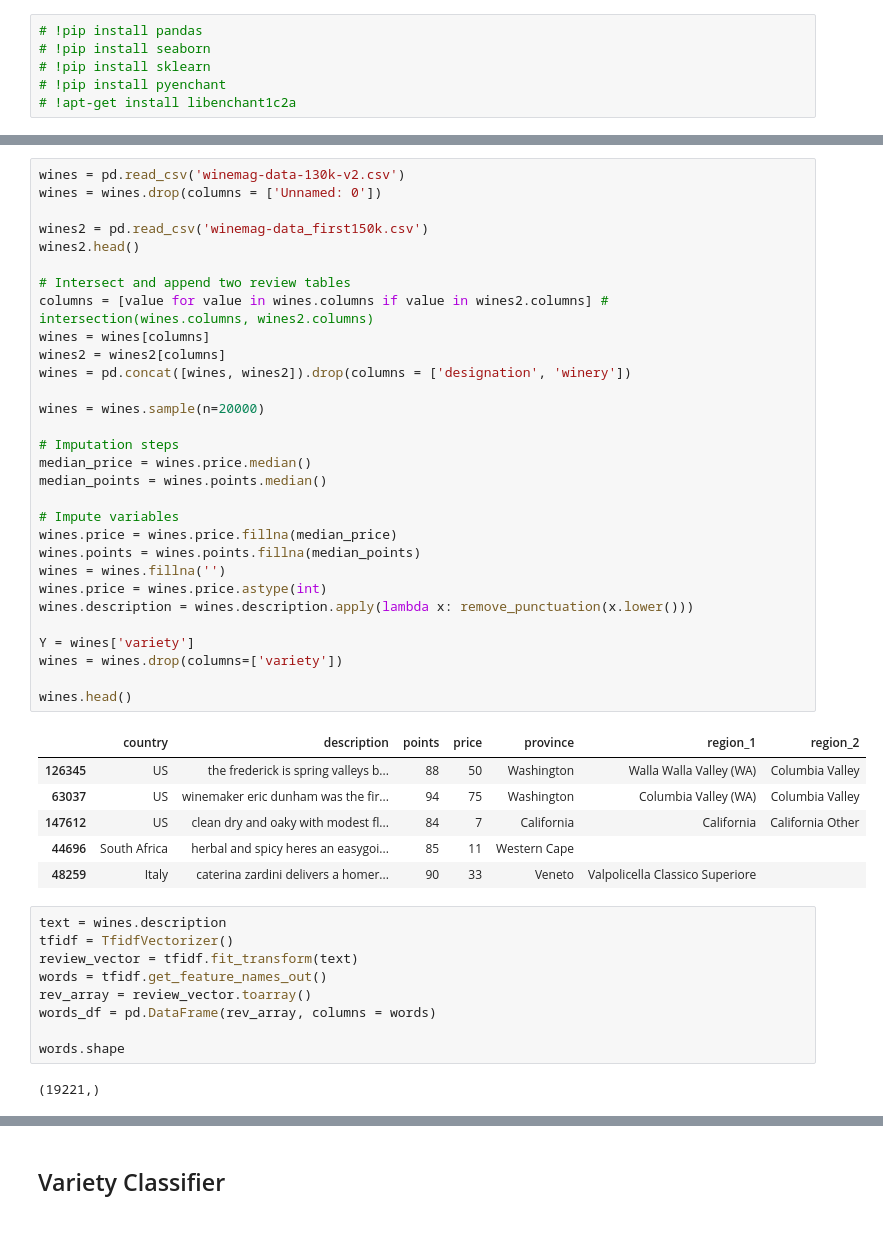
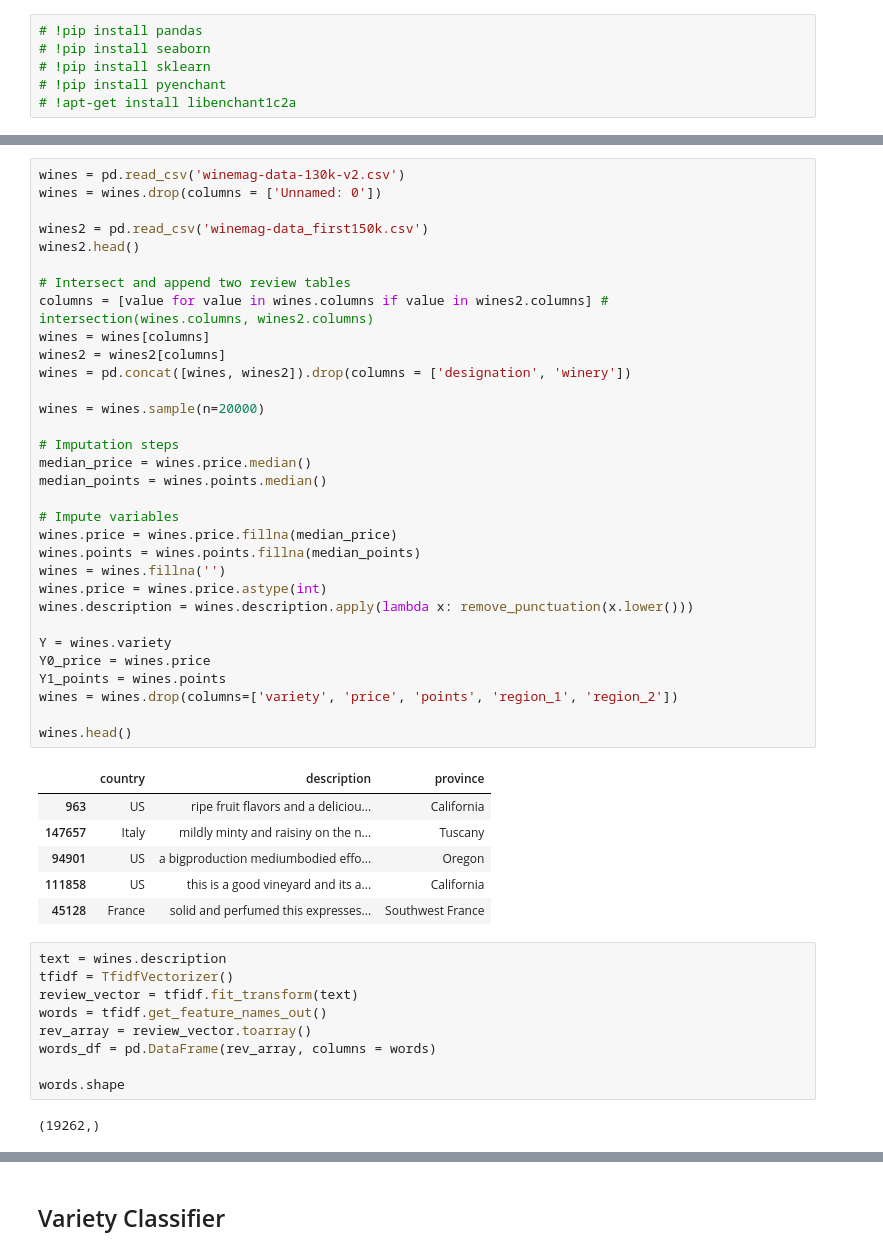
Before and after one commit to joabara/wine-net, a Jupyter notebook: WineNetBase.ipynb, the cells around one changed output, grey strips where cells are left out. Saved outputs shown, nothing was run; the diff lists cells and outputs as text.

```diff
--- a/WineNetBase.ipynb
+++ b/WineNetBase.ipynb
@@ -37,40 +39,42 @@ def clean_description(review, swap):
 # %%
 wines = pd.read_csv('winemag-data-130k-v2.csv')
 wines = wines.drop(columns = ['Unnamed: 0'])
 
 wines2 = pd.read_csv('winemag-data_first150k.csv')
 wines2.head()
 
 # Intersect and append two review tables
 columns = [value for value in wines.columns if value in wines2.columns] # intersection(wines.columns, wines2.columns)
 wines = wines[columns]
 wines2 = wines2[columns]
 wines = pd.concat([wines, wines2]).drop(columns = ['designation', 'winery'])
 
 wines = wines.sample(n=20000)
 
 # Imputation steps
 median_price = wines.price.median()
 median_points = wines.points.median()
 
 # Impute variables
 wines.price = wines.price.fillna(median_price)
 wines.points = wines.points.fillna(median_points)
 wines = wines.fillna('')
 wines.price = wines.price.astype(int)
 wines.description = wines.description.apply(lambda x: remove_punctuation(x.lower()))
 
-Y = wines['variety']
-wines = wines.drop(columns=['variety'])
+Y = wines.variety
+Y0_price = wines.price
+Y1_points = wines.points
+wines = wines.drop(columns=['variety', 'price', 'points', 'region_1', 'region_2'])
 
 wines.head()
 # %% [output]
-|  | country | description | points | price | province | region_1 | region_2 |
-| 126345 | US | the frederick is spring valleys b... | 88 | 50 | Washington | Walla Walla Valley (WA) | Columbia Valley |
-| 63037 | US | winemaker eric dunham was the fir... | 94 | 75 | Washington | Columbia Valley (WA) | Columbia Valley |
-| 147612 | US | clean dry and oaky with modest fl... | 84 | 7 | California | California | California Other |
-| 44696 | South Africa | herbal and spicy heres an easygoi... | 85 | 11 | Western Cape |  |  |
-| 48259 | Italy | caterina zardini delivers a homer... | 90 | 33 | Veneto | Valpolicella Classico Superiore |  |
+|  | country | description | province |
+| 963 | US | ripe fruit flavors and a deliciou... | California |
+| 147657 | Italy | mildly minty and raisiny on the n... | Tuscany |
+| 94901 | US | a bigproduction mediumbodied effo... | Oregon |
+| 111858 | US | this is a good vineyard and its a... | California |
+| 45128 | France | solid and perfumed this expresses... | Southwest France |
 # %%
 text = wines.description
 tfidf = TfidfVectorizer()
@@ -81,7 +85,7 @@ words_df = pd.DataFrame(rev_array, columns = words)
 
 words.shape
 # %% [output]
-(19221,)
+(19262,)
 # %%
 import enchant
 
```
Also changed, not shown: parts of 12 cells of this notebook.
